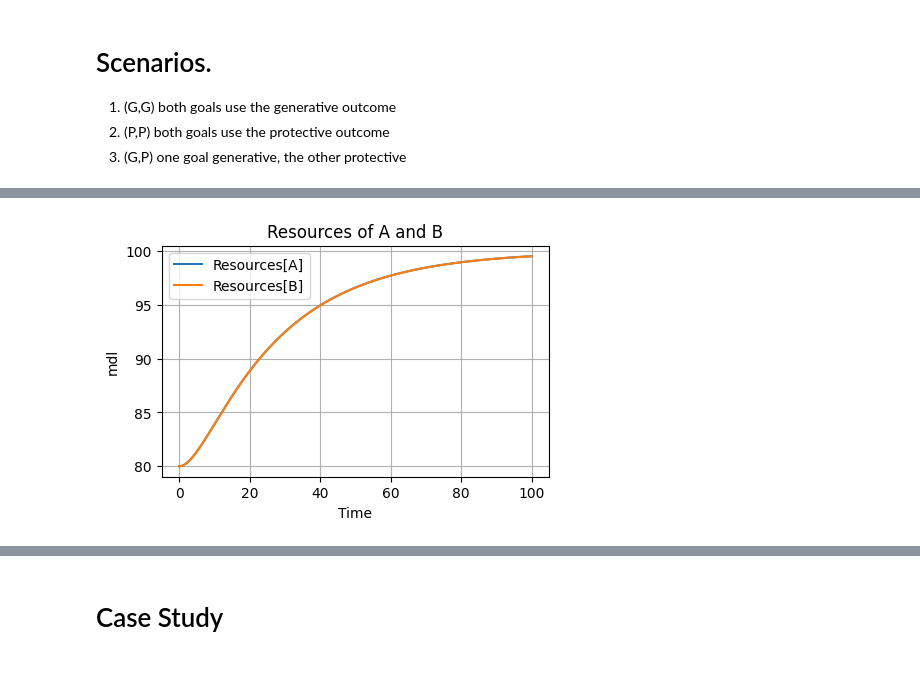
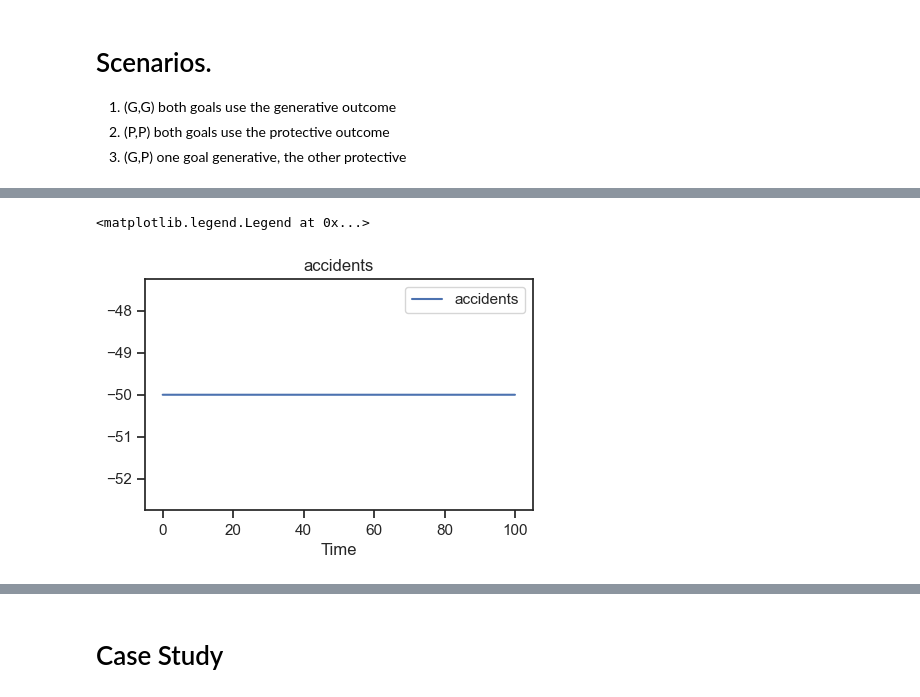
Before and after one commit to georgia-max/OrganizationOscillation, a Jupyter notebook: 2025/model_12_v1.ipynb, the cells around one changed output, grey strips where cells are left out. Saved outputs shown, nothing was run; the diff lists cells and outputs as text; code cells hidden in the pictures; blank space fills up the shorter version.

```diff
--- a/2025/model_12_v1.ipynb
+++ b/2025/model_12_v1.ipynb
@@ -18,7 +15,7 @@ np.random.seed(42)
 pd.set_option('display.max_rows', None)      # Show all rows
 # %%
 # Load the corrected Python model (fixed random_poisson issue)
-model = pysd.load("model_13_gl.py")
+model = pysd.load("model_13_gl_fixed.py")
 # model = pysd.read_vensim("model_13_gl.mdl")
 
 # list all the rows
@@ -341,16 +690,13 @@ except Exception as e:
 # %%
+# plot accidents
+plt.figure(figsize=(5, 3))
+m2['accidents'].plot()
 
-plt.figure(figsize=(5, 3))
-m1['Resources[A]'].plot()
-m1['Resources[B]'].plot()
+plt.title("accidents")
 
-plt.title("Resources of A and B")
-
-plt.ylabel("mdl")
 plt.xlabel("Time")
 plt.legend()
-plt.grid()
-plt.show()
 # %% [output]
+<matplotlib.legend.Legend at 0x...>
-[figure, old version]
+[figure, new version]
 # %%
```
Also changed, not shown: parts of 35 cells of this notebook, 8 other files.
